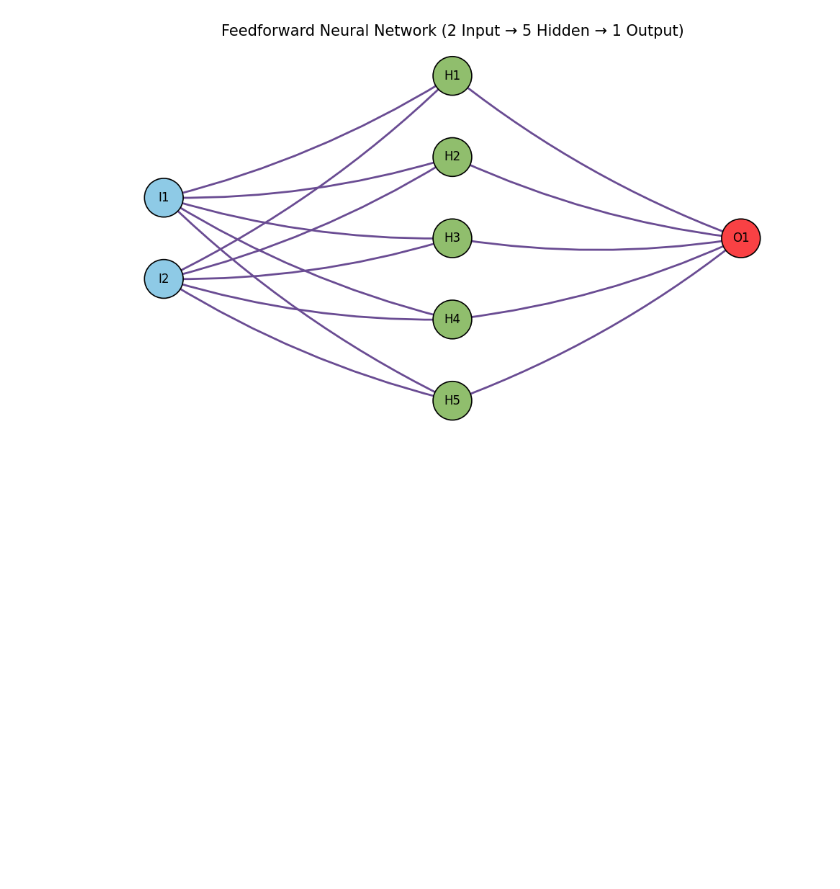
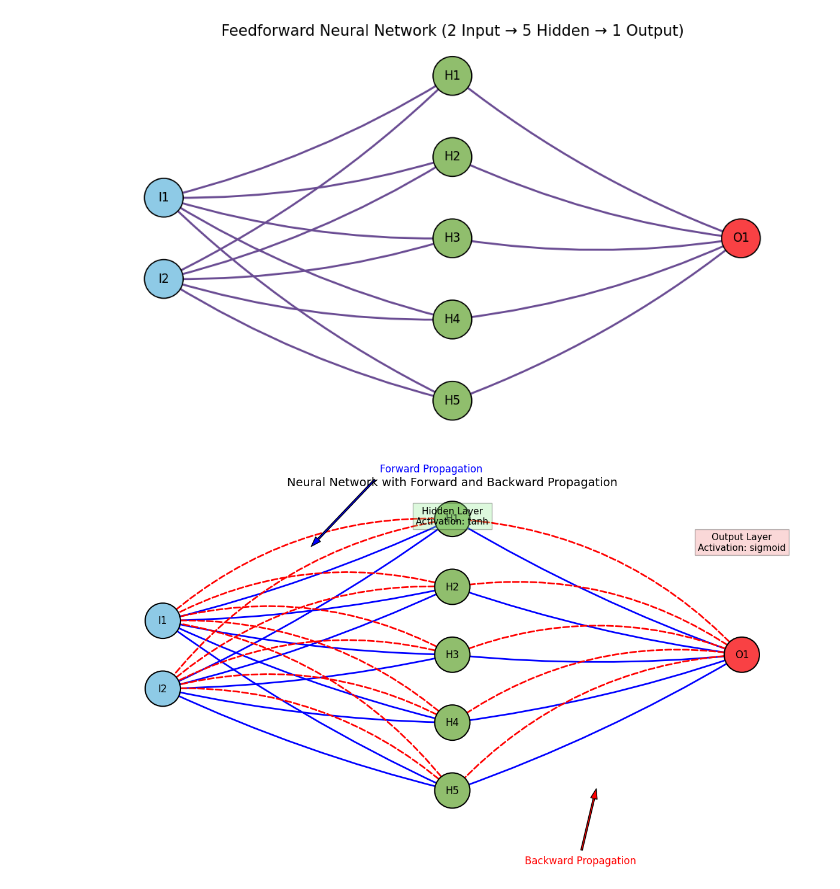
Before and after one commit to sujit4uwbslg/gcet_IV-I_2025, a Jupyter notebook: Temp/week3_temp.ipynb, the cells around one changed output. Cells and saved outputs as stored; diff of their text form; code cells hidden in the pictures; blank space fills up the shorter version.

```diff
--- a/Temp/week3_temp.ipynb
+++ b/Temp/week3_temp.ipynb
@@ -67,3 +67,100 @@ plt.tight_layout()
 plt.show()
 # %% [output]
 [figure]
+# %%
+import networkx as nx
+import matplotlib.pyplot as plt
+
+# Define layer sizes
+input_size = 2
+hidden_size = 5
+output_size = 1
+
+# Create directed graph
+G = nx.DiGraph()
+
+# Nodes
+input_nodes = [f"I{i+1}" for i in range(input_size)]
+hidden_nodes = [f"H{j+1}" for j in range(hidden_size)]
+output_nodes = [f"O{k+1}" for k in range(output_size)]
+
+# Add nodes with layer tags
+for node in input_nodes:
+    G.add_node(node, layer="Input")
+for node in hidden_nodes:
+    G.add_node(node, layer="Hidden")
+for node in output_nodes:
+    G.add_node(node, layer="Output")
+
+# Forward edges
+for i in input_nodes:
+    for h in hidden_nodes:
+        G.add_edge(i, h, direction="forward")
+for h in hidden_nodes:
+    for o in output_nodes:
+        G.add_edge(h, o, direction="forward")
+
+# Backward edges
+for o in output_nodes:
+    for h in hidden_nodes:
+        G.add_edge(o, h, direction="backward")
+for h in hidden_nodes:
+    for i in input_nodes:
+        G.add_edge(h, i, direction="backward")
+
+# Positions
+def layer_pos(nodes, x, y_gap=1.3):
+    total = len(nodes)
+    return {
+        node: (x, -i * y_gap + y_gap * (total - 1) / 2)
+        for i, node in enumerate(nodes)
+    }
+
+pos = {}
+pos.update(layer_pos(input_nodes, 0))
+pos.update(layer_pos(hidden_nodes, 2))
+pos.update(layer_pos(output_nodes, 4))
+
+# Colors
+layer_colors = {"Input": "#8ecae6", "Hidden": "#90be6d", "Output": "#f94144"}
+node_colors = [layer_colors[G.nodes[n]['layer']] for n in G.nodes]
+
+# Separate edges
+forward_edges = [(u, v) for u, v, d in G.edges(data=True) if d["direction"] == "forward"]
+backward_edges = [(u, v) for u, v, d in G.edges(data=True) if d["direction"] == "backward"]
+
+# Draw
+plt.figure(figsize=(12, 7))
+nx.draw_networkx_nodes(G, pos, node_color=node_colors, node_size=1800, edgecolors="black", linewidths=1.5)
+nx.draw_networkx_labels(G, pos, font_size=12, font_color="black")
+
+# Draw forward arrows (solid blue)
+nx.draw_networkx_edges(
+    G, pos, edgelist=forward_edges, width=2,
+    edge_color="blue", arrows=True, arrowstyle="->", connectionstyle="arc3,rad=0.05"
+)
+
+# Draw backward arrows (dashed red)
+nx.draw_networkx_edges(
+    G, pos, edgelist=backward_edges, width=2,
+    edge_color="red", style="dashed", arrows=True, arrowstyle="<-", connectionstyle="arc3,rad=0.2"
+)
+
+# Annotations
+plt.text(2, 2.5, "Hidden Layer\nActivation: tanh", fontsize=11, ha="center",
+         bbox=dict(facecolor='lightgreen', alpha=0.3))
+plt.text(4, 2.0, "Output Layer\nActivation: sigmoid", fontsize=11, ha="center",
+         bbox=dict(facecolor='lightcoral', alpha=0.3))
+
+plt.annotate("Forward Propagation", xy=(1, 2), xytext=(1.5, 3.5),
+             arrowprops=dict(facecolor='blue', shrink=0.05, width=2, headwidth=8), fontsize=12, color="blue")
+
+plt.annotate("Backward Propagation", xy=(3, -2.5), xytext=(2.5, -4),
+             arrowprops=dict(facecolor='red', shrink=0.05, width=2, headwidth=8), fontsize=12, color="red")
+
+plt.title("Neural Network with Forward and Backward Propagation", fontsize=14)
+plt.axis("off")
+plt.tight_layout()
+plt.show()
+# %% [output]
+[figure, added]
```
